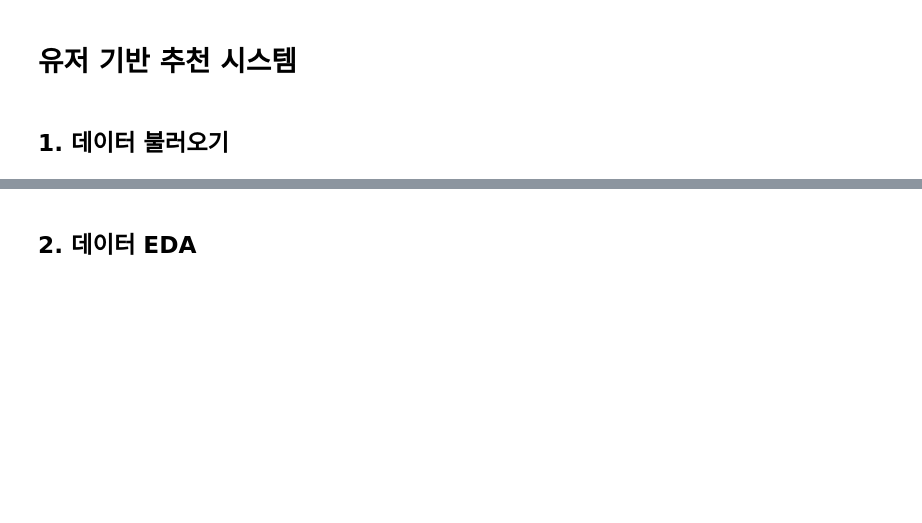
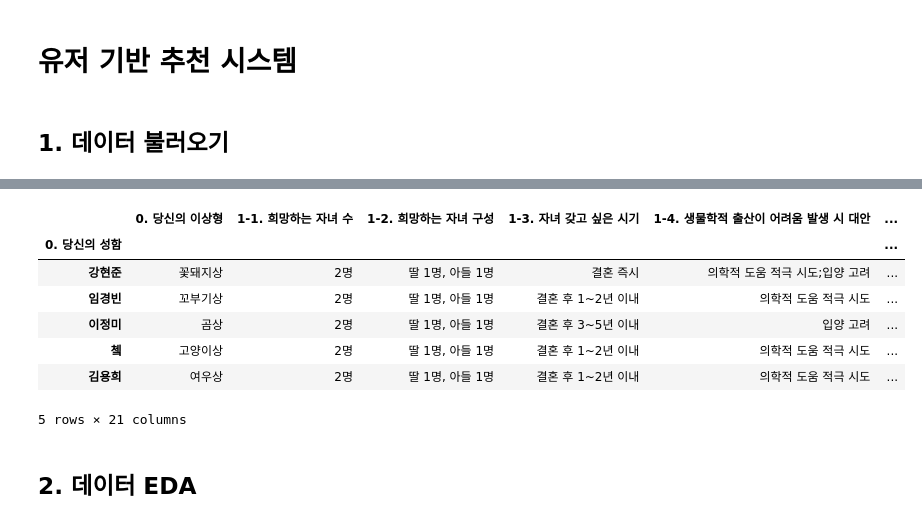
Before and after one commit to Potenup3DeepLearning/gachikium, a Jupyter notebook: 강현준/test.ipynb, the cells around one changed output, grey strips where cells are left out. Saved outputs shown, nothing was run; the diff lists cells and outputs as text; code cells hidden in the pictures; blank space fills up the shorter version.

```diff
--- a/강현준/test.ipynb
+++ b/강현준/test.ipynb
@@ -17,3 +17,7 @@ True
 # 유저 기반 추천 시스템
 # %% [markdown]
 ## 1. 데이터 불러오기
+# %%
+import pandas as pd
+
+df = pd.read_csv('./data_hj/저출산 소개팅_설문조사_34건.csv')
@@ -19,0 +44,6 @@ True
+# %%
+df.set_index('0. 당신의 성함', inplace=True)
+# %%
+df.drop(columns=['타임스탬프'], inplace=True, errors = 'ignore')
+# %%
+df.drop(columns=['Unnamed: 23'], inplace=True, errors = 'ignore')
@@ -20,3 +77,14 @@ True
+# %%
+df.head()
+# %% [output]
+|  | 0. 당신의 이상형 | 1-1. 희망하는 자녀 수 | 1-2. 희망하는 자녀 구성 | 1-3. 자녀 갖고 싶은 시기 | 1-4. 생물학적 출산이 어려움 발생 시 대안 | ... |
+| 0. 당신의 성함 |  |  |  |  |  | ... |
+| 강현준 | 꽃돼지상 | 2명 | 딸 1명, 아들 1명 | 결혼 즉시 | 의학적 도움 적극 시도;입양 고려 | ... |
+| 임경빈 | 꼬부기상 | 2명 | 딸 1명, 아들 1명 | 결혼 후 1~2년 이내 | 의학적 도움 적극 시도 | ... |
+| 이정미 | 곰상 | 2명 | 딸 1명, 아들 1명 | 결혼 후 3~5년 이내 | 입양 고려 | ... |
+| 쳌 | 고양이상 | 2명 | 딸 1명, 아들 1명 | 결혼 후 1~2년 이내 | 의학적 도움 적극 시도 | ... |
+| 김용희 | 여우상 | 2명 | 딸 1명, 아들 1명 | 결혼 후 1~2년 이내 | 의학적 도움 적극 시도 | ... |
+5 rows × 21 columns
 # %% [markdown]
 ## 2. 데이터 EDA
 # %% [markdown]
```
Also changed, not shown: parts of 17 cells of this notebook, 6 other files.
